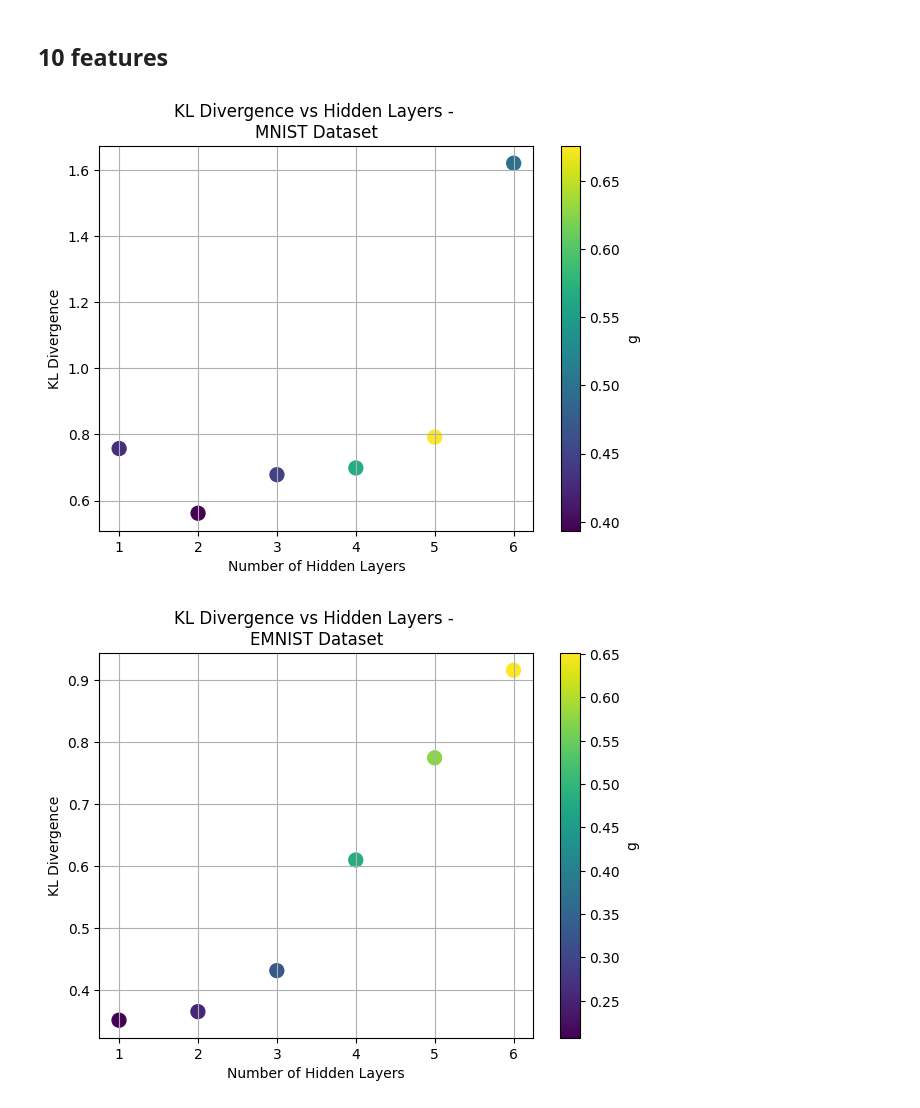
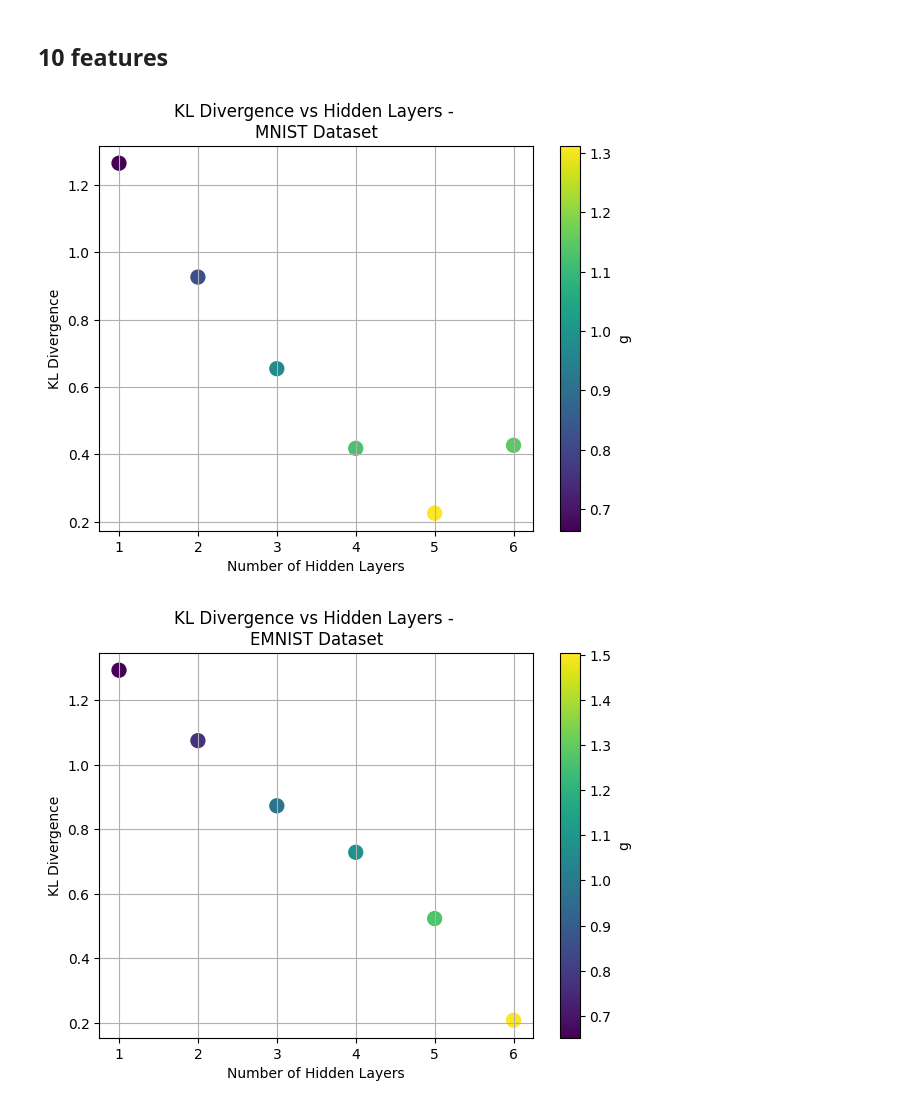
Before and after one commit to EnricoFrau/Autoencoders-Abstraction, a Jupyter notebook: notebooks/progressive_depth_analysis.ipynb, the cells around one changed output. Cells and saved outputs as stored; diff of their text form; code cells hidden in the pictures.

```diff
--- a/notebooks/progressive_depth_analysis.ipynb
+++ b/notebooks/progressive_depth_analysis.ipynb
@@ -213,7 +211,7 @@ for dataset in datasets:
         train_loader = train_loaders[dataset]
         val_loader = val_loaders[dataset]
         input_dim = 28 * 28
-        threshold_for_binarization = 0.3
+        threshold_for_binarization = 0.8
 
         my_model = ProgressiveAE(
             input_dim=input_dim,
@@ -230,7 +228,9 @@ for dataset in datasets:
         KLs_dict[dataset].append(KL)
         gs_dict[dataset].append(g)
 
-    plot_KLs_vs_hidden_layers(KLs_dict[dataset], gs_dict[dataset], dataset)
+        save_dir = f"../Images/{latent_dim}features/progressive train/thresh_for_bin_{threshold_for_binarization}"
 
-datasets_dicts_comparison(KLs_dict)
+    plot_KLs_vs_hidden_layers(KLs_dict[dataset], gs_dict[dataset], dataset, save_dir=save_dir)
+
+datasets_dicts_comparison(KLs_dict, save_dir)
 # %% [output]
@@ -258,11 +258,11 @@ for dataset in datasets:
 
     for num_hidden_layers in range(1,7):
         latent_dim = 8
+        decrease_rate = 0.7
         train_loader = train_loaders[dataset]
         val_loader = val_loaders[dataset]
         input_dim = 28 * 28
-        decrease_rate = 0.7,
-        threshold_for_binarization = 0.5
+        threshold_for_binarization = 0.8
 
         my_model = ProgressiveAE(
             input_dim=input_dim,
@@ -279,7 +279,9 @@ for dataset in datasets:
         KLs_dict[dataset].append(KL)
         gs_dict[dataset].append(g)
 
-    plot_KLs_vs_hidden_layers(KLs_dict[dataset], gs_dict[dataset], dataset)
+        save_dir = f"../Images/{latent_dim}features/progressive train/thresh_for_bin_{threshold_for_binarization}"
 
-datasets_dicts_comparison(KLs_dict)
+    plot_KLs_vs_hidden_layers(KLs_dict[dataset], gs_dict[dataset], dataset, save_dir=save_dir)
+
+datasets_dicts_comparison(KLs_dict, save_dir)
 # %% [output]
@@ -301,36 +303,38 @@ gs_dict = {
     'EMNIST': []}
 
 
 
 
 for dataset in datasets:
 
     for num_hidden_layers in range(1,7):
         latent_dim = 10
         decrease_rate = 0.7
         train_loader = train_loaders[dataset]
         val_loader = val_loaders[dataset]
         input_dim = 28 * 28
-        threshold_for_binarization = 0.5
+        threshold_for_binarization = 0.8
 
         my_model = ProgressiveAE(
             input_dim=input_dim,
             latent_dim=latent_dim,
             decrease_rate=decrease_rate,
             device=device,
             num_hidden_layers=num_hidden_layers
         ).to(device)
         model_path = f"/Users/enricofrausin/Programmazione/PythonProjects/Tesi/Autoencoders/models/progressiveAE/{dataset}/ld{latent_dim}_dr{decrease_rate}_lr1e3_3epEach_keepTrain_{num_hidden_layers}hl.pth"
         my_model.load_state_dict(torch.load(model_path, map_location=device))
 
-        KL, g = get_KL_with_HFM_with_optimal_g(my_model, train_loader, return_g=True)
+        KL, g = get_KL_with_HFM_with_optimal_g(my_model, train_loader, return_g=True, threshold_for_binarization=threshold_for_binarization)
 
         KLs_dict[dataset].append(KL)
         gs_dict[dataset].append(g)
 
-    plot_KLs_vs_hidden_layers(KLs_dict[dataset], gs_dict[dataset], dataset, threshold_for_binarization=threshold_for_binarization)
+        save_dir = f"../Images/{latent_dim}features/progressive train/thresh_for_bin_{threshold_for_binarization}"
 
-datasets_dicts_comparison(KLs_dict)
+    plot_KLs_vs_hidden_layers(KLs_dict[dataset], gs_dict[dataset], dataset, save_dir=save_dir)
+
+datasets_dicts_comparison(KLs_dict, save_dir)
 # %% [output]
-[figure, old version]
+[figure, new version]
-[figure, old version]
+[figure, new version]
```
Also changed, not shown: parts of 12 cells of this notebook, 7 other files.
